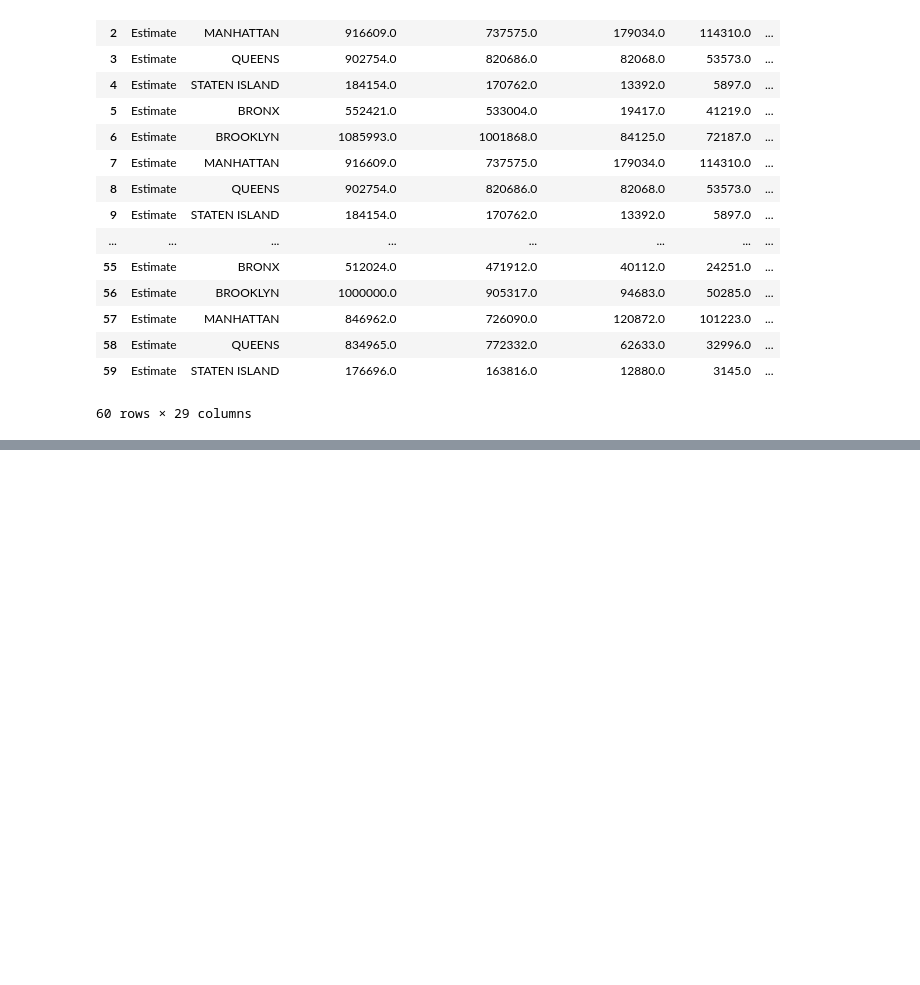
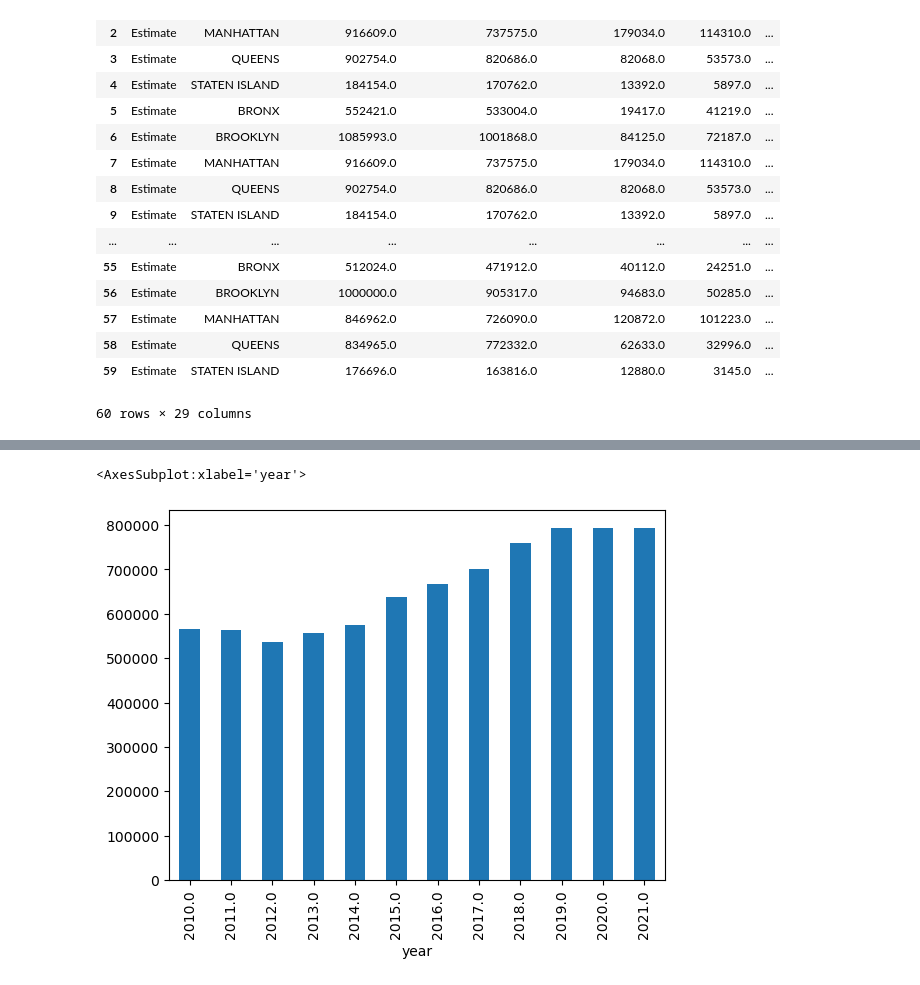
Before and after one commit to hpuma/Airbnb_Rental_Project, a Jupyter notebook: ACS EDA.ipynb, the cells around one changed output, grey strips where cells are left out. Saved outputs shown, nothing was run; the diff lists cells and outputs as text; code cells hidden in the pictures; blank space fills up the shorter version.

```diff
--- a/ACS EDA.ipynb
+++ b/ACS EDA.ipynb
@@ -28,0 +72,6 @@ df
+# %%
+temp = df[df['borough']== 'BROOKLYN']
+temp.groupby(['year'])['owned_median_value'].mean().plot(kind='bar')
+# %% [output]
+<AxesSubplot:xlabel='year'>
+[figure, added]
```
Also changed, not shown: parts of 26 cells of this notebook.
